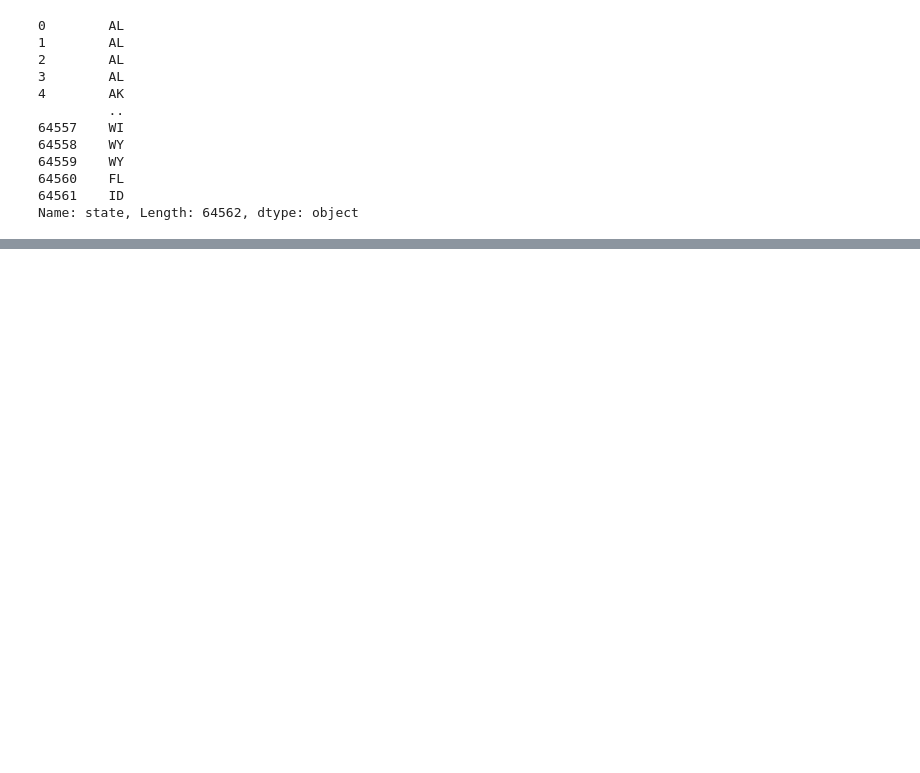
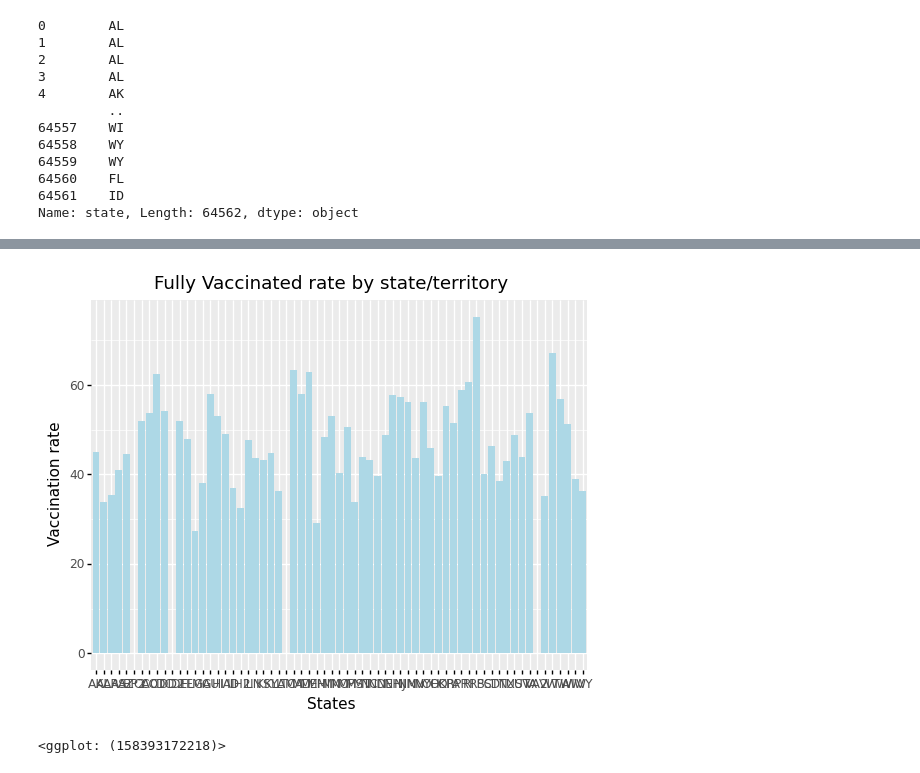
Before and after one commit to abby-wolfe/vaccine_hesitancy_ppol564_final_project, a Jupyter notebook: Vaccine_hesitancy.ipynb, the cells around one changed output, grey strips where cells are left out. Saved outputs shown, nothing was run; the diff lists cells and outputs as text; code cells hidden in the pictures; blank space fills up the shorter version.

```diff
--- a/Vaccine_hesitancy.ipynb
+++ b/Vaccine_hesitancy.ipynb
@@ -127,0 +174,7 @@ combined_df.head()
+# %%
+(ggplot(cdc_new, aes(x='state',y='Series_Complete_Pop_Pct')) +
+  geom_bar(stat='identity', fill = "lightblue") +
+  labs(x='States', y='Vaccination rate', title = "Fully Vaccinated rate by state/territory"))
+# %% [output]
+[figure, added]
+<ggplot: (158393172218)>
```
Also changed, not shown: parts of 17 cells of this notebook.
